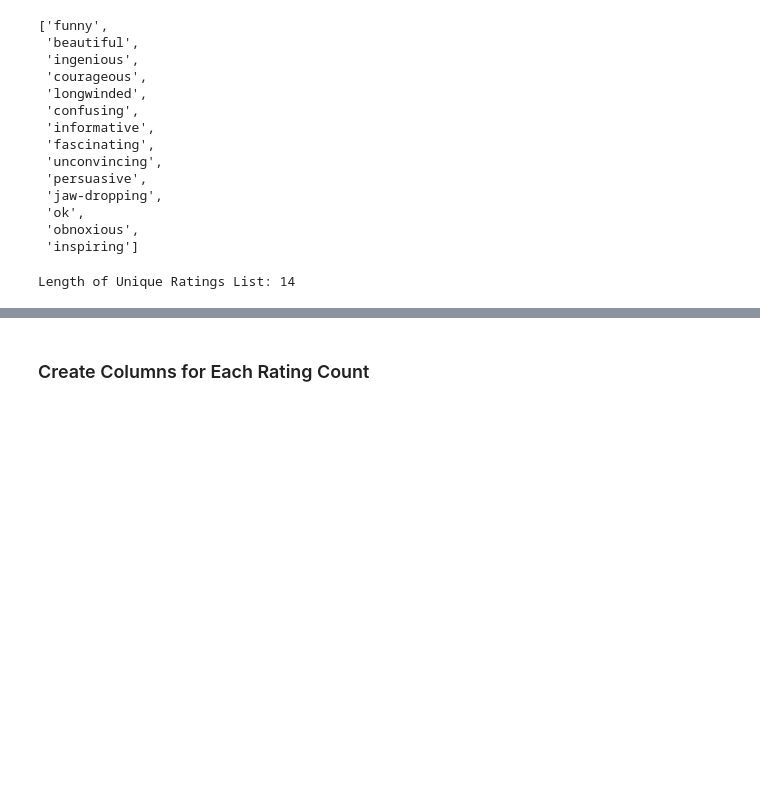
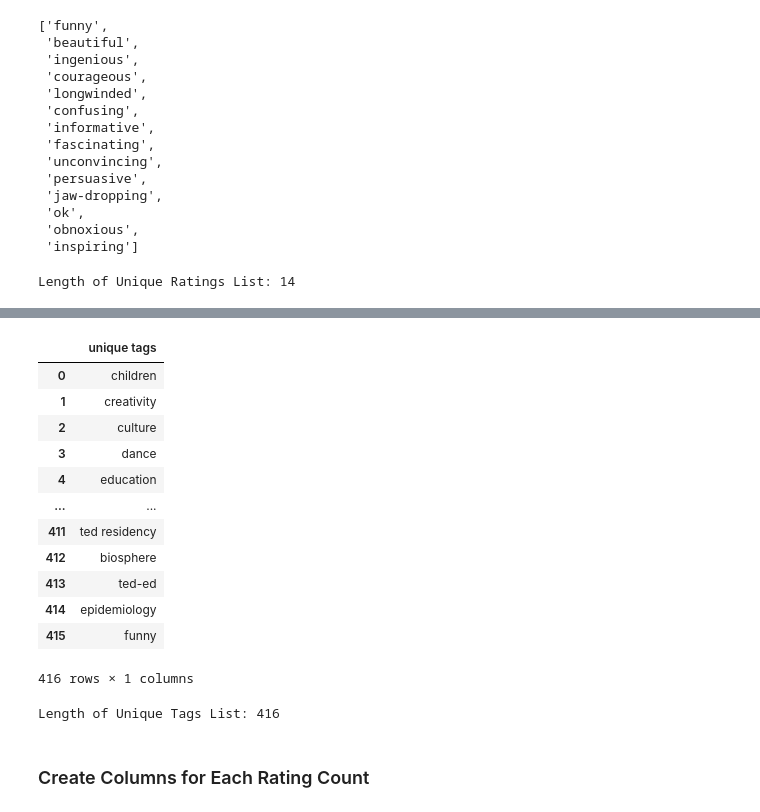
Before and after one commit to smeydell/Ted-Talk-NLP-Classification, a Jupyter notebook: Text NLP & Classification - Ted Talks.ipynb, the cells around one changed output, grey strips where cells are left out. Drawn from its saved outputs; the diff is of its cells as text; code cells hidden in the pictures; blank space fills up the shorter version.

```diff
--- a/Text NLP & Classification - Ted Talks.ipynb
+++ b/Text NLP & Classification - Ted Talks.ipynb
@@ -661,0 +664,16 @@ Length of Unique Ratings List: 14
+# %%
+# Create an empty list to append all ratings from the combined dictionary, looping through each iteration in prior lists
+tags = []
+for h in range(0,len(TED_combined)):
+    for i in TED_combined['tags'][h]:
+        tags.append(i)
+# %%
+# Create a list of only unique tags within the entire tags list
+unq_tags = [i for n, i in enumerate(tags) if i not in tags[:n]]
+
+# Convert all items in the list to lower case, to match the rest of the DataFrame that they'll be added to
+for tag in range(len(unq_tags)):
+    unq_tags[tag] = unq_tags[tag].lower()
+
+# Examine the list
+unq_tags
@@ -662,3 +698,28 @@ Length of Unique Ratings List: 14
+# %%
+# Create a DataFrame (Series) - for easier EDA analysis of Tags
+unq_tags = pd.DataFrame(unq_tags)
+
+# Rename the first column and examine the DataFrame
+unq_tags.rename(columns = {unq_tags.columns[0]: 'unique tags'}, inplace = True)
+unq_tags
+# %% [output]
+|  | unique tags |
+| 0 | children |
+| 1 | creativity |
+| 2 | culture |
+| 3 | dance |
+| 4 | education |
+| ... | ... |
+| 411 | ted residency |
+| 412 | biosphere |
+| 413 | ted-ed |
+| 414 | epidemiology |
+| 415 | funny |
+416 rows × 1 columns
+# %%
+print("Length of Unique Tags List: {}".format(len(unq_tags)))
+# %% [output]
+Length of Unique Tags List: 416
 # %% [markdown]
 ### Create Columns for Each Rating Count
 # %%
```
Also changed, not shown: parts of 28 cells of this notebook.
